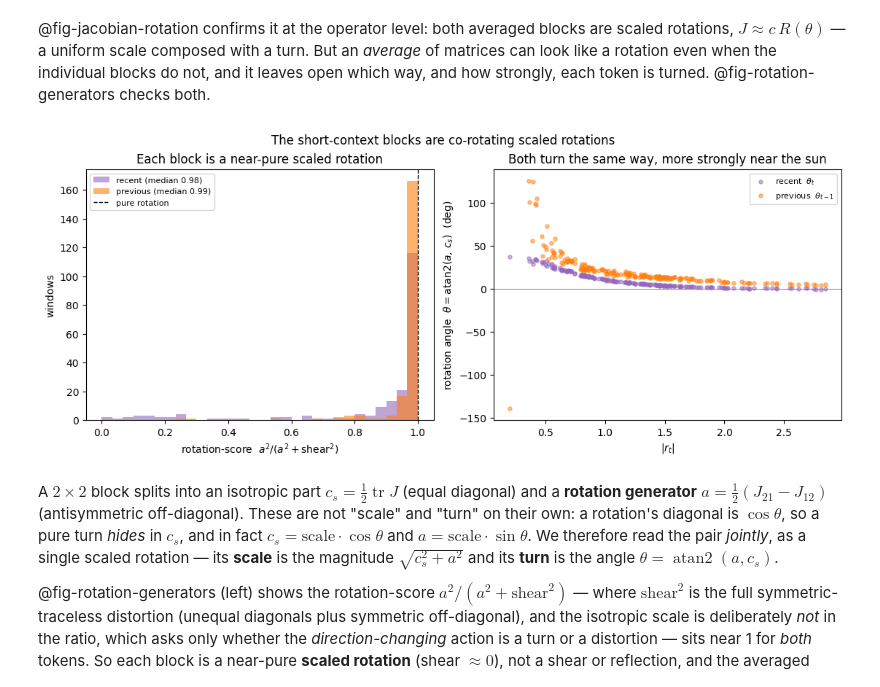
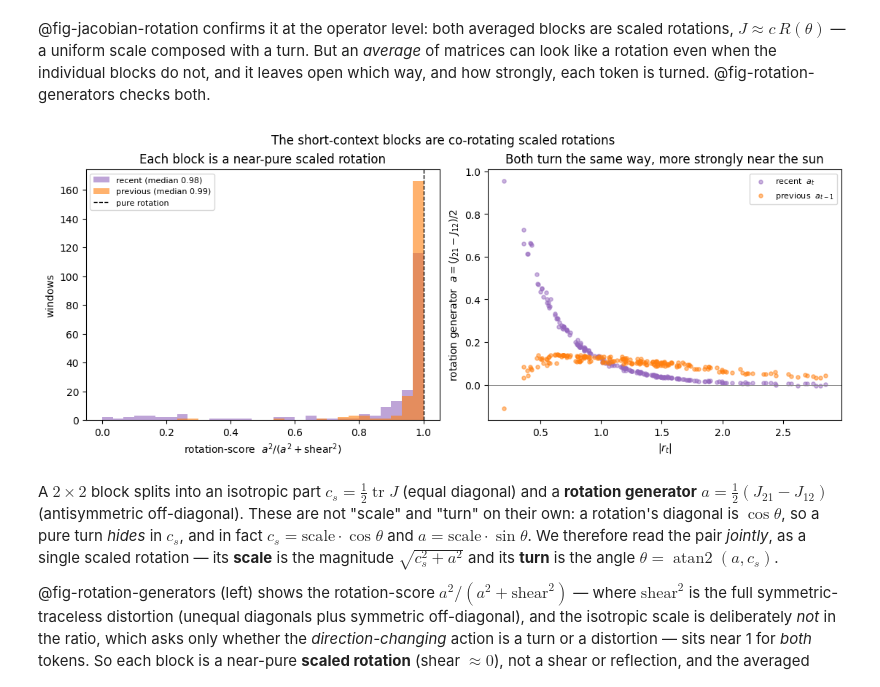
Before and after one commit to Arcadia-Science/world-model-orbits, a Jupyter notebook: index.ipynb, the cells around one changed output. Drawn from its saved outputs; the diff is of its cells as text; code cells hidden in the pictures.

```diff
--- a/index.ipynb
+++ b/index.ipynb
@@ -285,36 +285,36 @@ plt.show()
 @fig-jacobian-rotation confirms it at the operator level: both averaged blocks are scaled rotations, $J \approx c\,R(\theta)$ — a uniform scale composed with a turn. But an *average* of matrices can look like a rotation even when the individual blocks do not, and it leaves open which way, and how strongly, each token is turned. @fig-rotation-generators checks both.
 # %%
 #| label: fig-rotation-generators
-#| fig-cap: "Per-window rotation structure of the noisy bs=2 blocks. Left: the rotation-score a^2/(a^2 + shear^2 + diag^2) is near 1 for both tokens, so each individual block (not just the average) is a near-pure scaled rotation (shear negligible). Right: the implied rotation angle theta = atan2(a, c_s) - scale-free, unlike the raw generator - is positive for both tokens (they co-rotate) and grows as the planet nears the sun."
+#| fig-cap: "Per-window rotation structure of the noisy bs=2 blocks. Left: the rotation-score a^2/(a^2 + shear^2) is near 1 for both tokens, so each individual block (not just the average) is a near-pure scaled rotation (shear negligible). Right: the rotation generator a = (J_21 - J_12)/2 - the signed strength of the block's sideways (perpendicular) push, which unlike the turn angle theta = atan2(a, c_s) is additive across blocks and stable where the isotropic scale c_s is small - is positive for both tokens (they co-rotate) and grows as the planet nears the sun. The recent block carries a clean radius-dependent turn; the previous block adds a small, nearly constant same-sign turn."
 #| code-fold: true
 fig, axes = plt.subplots(1, 2, figsize=(11, 4.5), constrained_layout=True)
 
 # Left — rotation score histogram
 ax = axes[0]
 ax.hist(score_r, bins=30, range=(0, 1), color='tab:purple', alpha=0.6,
         label=f'recent (median {np.median(score_r):.2f})')
 ax.hist(score_p, bins=30, range=(0, 1), color='tab:orange', alpha=0.6,
         label=f'previous (median {np.median(score_p):.2f})')
 ax.axvline(1, color='k', ls='--', lw=1, label='pure rotation')
 ax.set_xlabel(r'rotation-score  $a^2/(a^2+\mathrm{shear}^2)$')
 ax.set_ylabel('windows')
 ax.set_title('Each block is a near-pure scaled rotation')
 ax.legend(fontsize=8, loc='upper left')
 
-# Right — rotation ANGLE theta = atan2(a, c_s), scale-free, vs radius
+# Right — rotation GENERATOR a = (J21 - J12)/2, vs radius
 ax = axes[1]
 ax.axhline(0, color='gray', lw=0.7)
-ax.scatter(radius, ang_r, s=14, alpha=0.5, color='tab:purple', label=r'recent  $\theta_t$')
-ax.scatter(radius, ang_p, s=14, alpha=0.5, color='tab:orange', label=r'previous  $\theta_{t-1}$')
+ax.scatter(radius, a_r, s=14, alpha=0.5, color='tab:purple', label=r'recent  $a_t$')
+ax.scatter(radius, a_p, s=14, alpha=0.5, color='tab:orange', label=r'previous  $a_{t-1}$')
 ax.set_xlabel(r'$|r_t|$')
-ax.set_ylabel(r'rotation angle  $\theta=\operatorname{atan2}(a,\,c_s)$  (deg)')
+ax.set_ylabel(r'rotation generator  $a=(J_{21}-J_{12})/2$')
 ax.set_title('Both turn the same way, more strongly near the sun')
 ax.legend(fontsize=8)
 
 fig.suptitle('The short-context blocks are co-rotating scaled rotations', fontsize=12)
 plt.show()
 # %% [output]
-[figure, old version]
+[figure, new version]
 # %% [markdown]
 A $2\times2$ block splits into an isotropic part $c_s = \tfrac12\operatorname{tr}J$ (equal diagonal) and a **rotation generator** $a = \tfrac12(J_{21} - J_{12})$ (antisymmetric off-diagonal). These are not "scale" and "turn" on their own: a rotation's diagonal is $\cos\theta$, so a pure turn *hides* in $c_s$, and in fact $c_s = \text{scale}\cdot\cos\theta$ and $a = \text{scale}\cdot\sin\theta$. We therefore read the pair *jointly*, as a single scaled rotation — its **scale** is the magnitude $\sqrt{c_s^2 + a^2}$ and its **turn** is the angle $\theta = \operatorname{atan2}(a, c_s)$.
 
```
Also changed, not shown: parts of 14 cells of this notebook.
